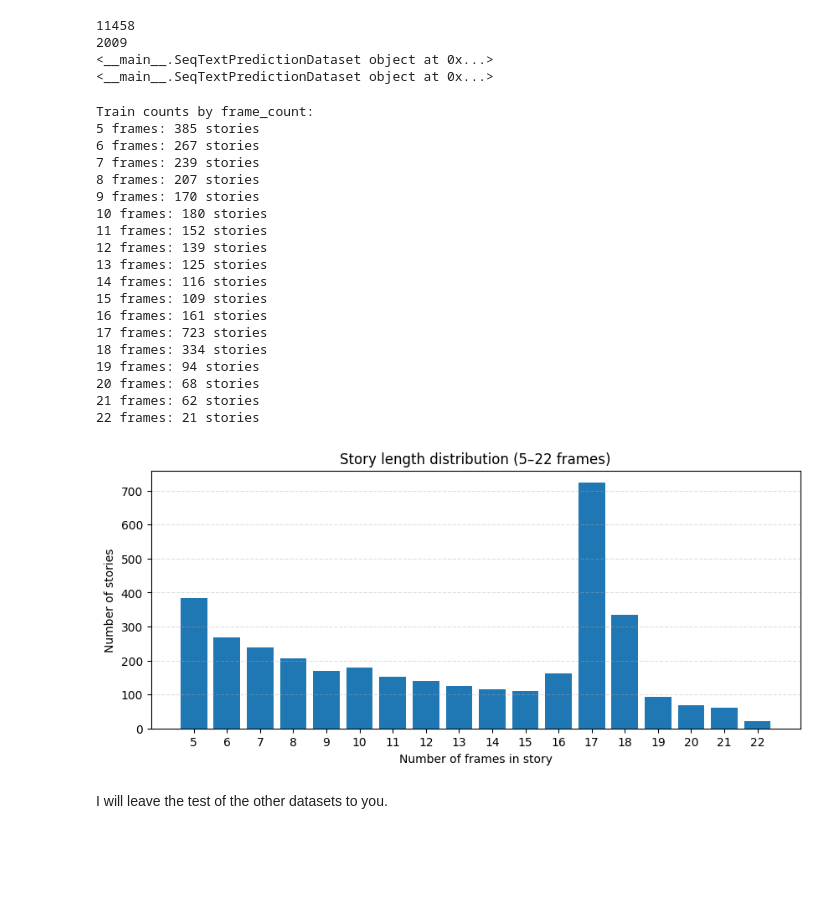
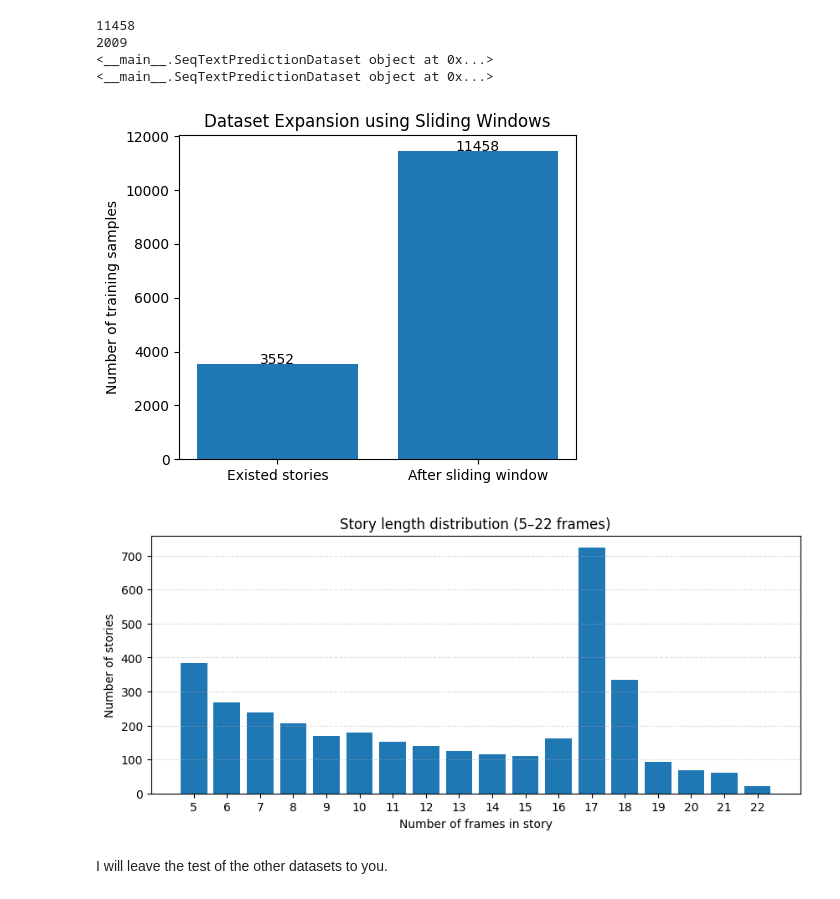
Before and after one commit to amjad-alhaffar/dnnls_final_project, a Jupyter notebook: Final_template.ipynb, the cells around one changed output. Drawn from its saved outputs; the diff is of its cells as text; code cells hidden in the pictures; blank space fills up the shorter version.

```diff
--- a/Final_template.ipynb
+++ b/Final_template.ipynb
@@ -558,49 +564,50 @@ print("Target desc shape:", target_desc)
 # print(descriptions.shape)
 # %%
 # @title Data Visualization
+import matplotlib.pyplot as plt
+
+num_stories = len(train_dataset)
+num_sequences = len(sp_train_dataset)  # your SequencePredictionDataset
+
+plt.figure(figsize=(5,4))
+plt.bar(["Existed stories", "After sliding window"],
+        [num_stories, num_sequences],
+       )
+
+plt.ylabel("Number of training samples")
+plt.title("Dataset Expansion using Sliding Windows")
+
+for i, v in enumerate([num_stories, num_sequences]):
+    plt.text(i, v, str(v), ha="center")
+
+plt.tight_layout()
+plt.show()
+
 from collections import Counter
 import matplotlib.pyplot as plt
 
 # Count frames from dataset
 frame_counter_train = Counter()
 for example in train_dataset:
     num_frames = example["frame_count"]
     frame_counter_train[num_frames] += 1
 
-min_len = min(5)
+min_len = 5
 max_len = max(frame_counter_train.keys())
 lengths = list(range(min_len, max_len + 1))
 counts = [frame_counter_train.get(l, 0) for l in lengths]
 # Plot
 plt.figure(figsize=(10, 4))
 plt.bar(lengths, counts)
 plt.xticks(lengths)
 plt.xlabel("Number of frames in story")
 plt.ylabel("Number of stories")
 plt.title(f"Story length distribution ({min_len}–{max_len} frames)")
 plt.grid(axis="y", linestyle="--", alpha=0.4)
 plt.show()
 # %% [output]
-Train counts by frame_count:
-5 frames: 385 stories
-6 frames: 267 stories
-7 frames: 239 stories
-8 frames: 207 stories
-9 frames: 170 stories
-10 frames: 180 stories
-11 frames: 152 stories
-12 frames: 139 stories
-13 frames: 125 stories
-14 frames: 116 stories
-15 frames: 109 stories
-16 frames: 161 stories
-17 frames: 723 stories
-18 frames: 334 stories
-19 frames: 94 stories
-20 frames: 68 stories
-21 frames: 62 stories
-22 frames: 21 stories
-[figure, old version]
+[figure, new version]
+[figure, added]
 # %% [markdown]
 I will leave the test of the other datasets to you.
 # %% [markdown]
```
Also changed, not shown: parts of 2 cells of this notebook.
